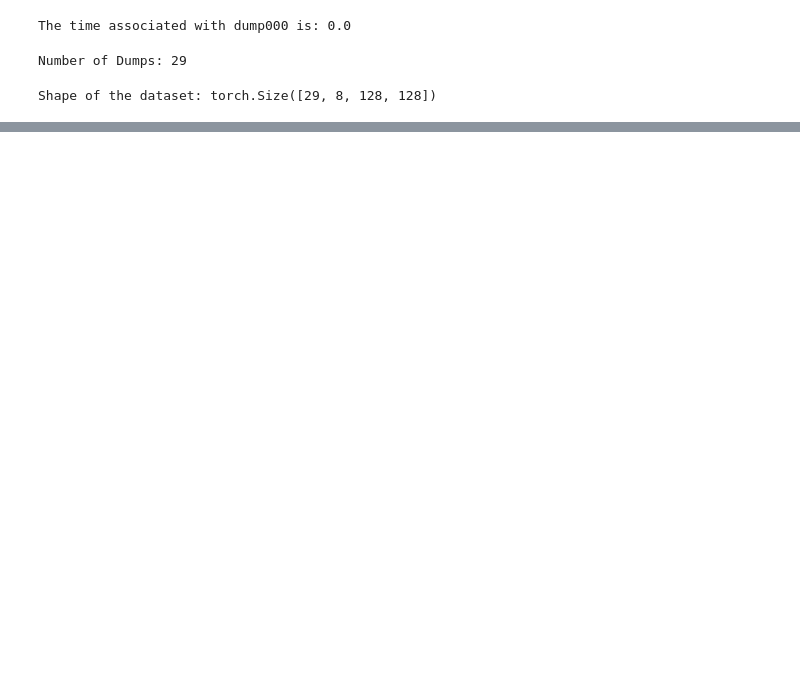
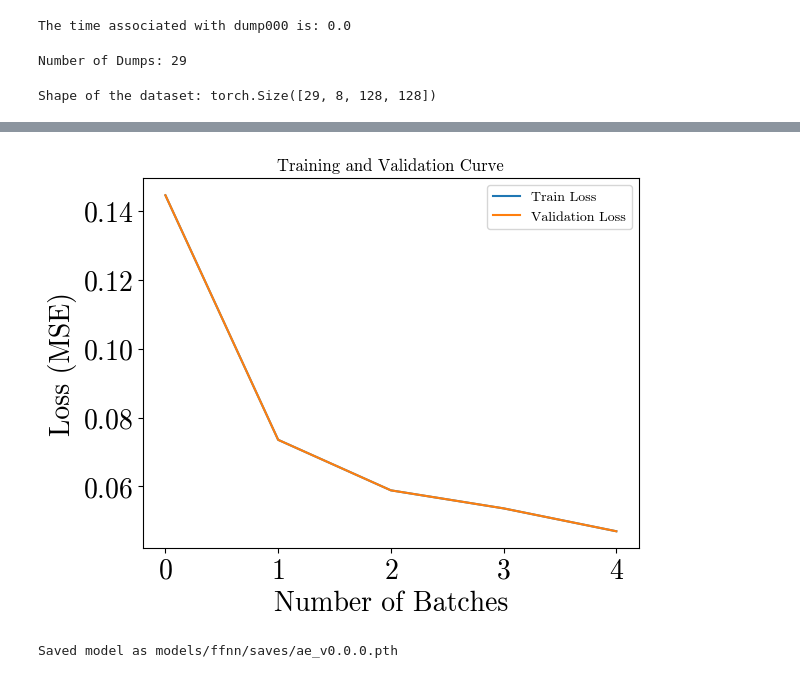
Before and after one commit to JackHanke/bh, a Jupyter notebook: harm.ipynb, the cells around one changed output, grey strips where cells are left out. Drawn from its saved outputs; the diff is of its cells as text; code cells hidden in the pictures; blank space fills up the shorter version.

```diff
--- a/harm.ipynb
+++ b/harm.ipynb
@@ -184,0 +206,25 @@ Saved animated dumps at ./movies/movie.gif
+# %%
+from models.ffnn.ffnn import AE, train_ffnn
+
+# initialize net
+ae = AE(
+    input_dim = 8 * 128 * 128,
+    latent_dim = 3 * 10 * 10,
+    version_str = 'v0.0.0'
+)
+
+# train net
+losses = train_ffnn(
+    model = ae,
+    epochs = 5,
+    train_loader = train_loader,
+    valid_loader = val_loader,
+    verbose=False,
+    plot_learning_curves=True,
+)
+
+# save state dictionary of model
+ae.save()
+# %% [output]
+[figure, added]
+Saved model as models/ffnn/saves/ae_v0.0.0.pth
```
Also changed, not shown: parts of 7 cells of this notebook, 2 other files.
